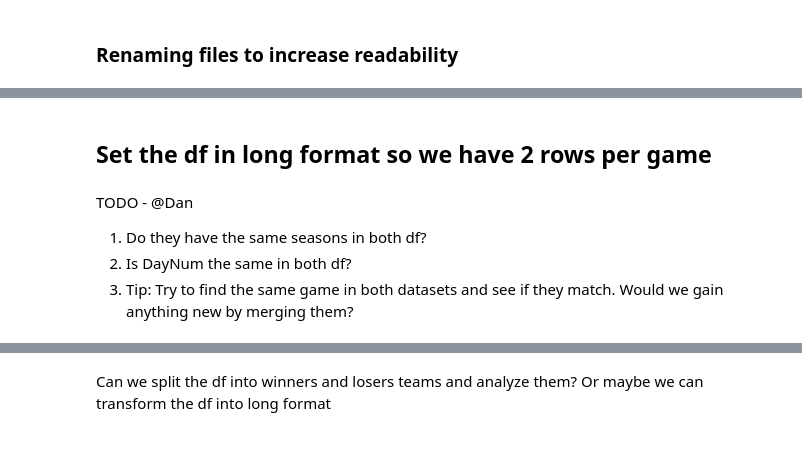
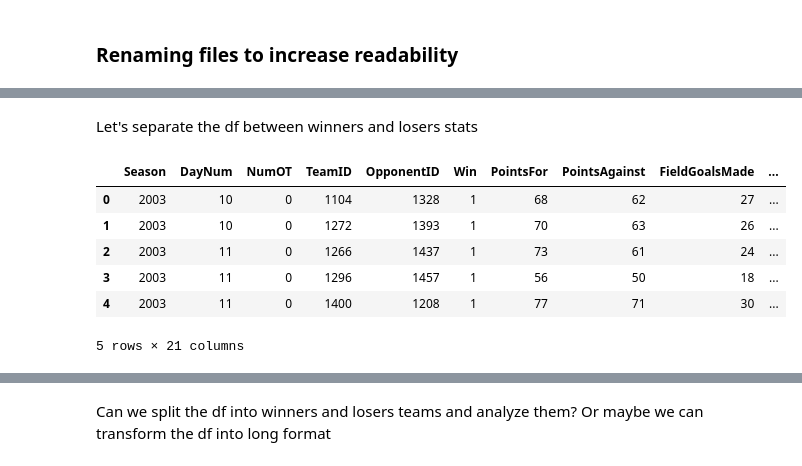
Before and after one commit to Barderus/MarchMadness-Kaggle, a Jupyter notebook: notebooks/EDA.ipynb, the cells around one changed output, grey strips where cells are left out. Cells and saved outputs as stored; diff of their text form; code cells hidden in the pictures.

```diff
--- a/notebooks/EDA.ipynb
+++ b/notebooks/EDA.ipynb
@@ -106,9 +94,36 @@ df_women.describe()
 8 rows × 33 columns
-# %% [markdown]
-## Set the df in long format so we have 2 rows per game
-# %% [markdown]
-TODO - @Dan
-
-1. Do they have the same seasons in both df?
-2. Is DayNum the same in both df?
-3. Tip: Try to find the same game in both datasets and see if they match. Would we gain anything new by merging them?
+# %% [markdown]
+Let's separate the df between winners and losers stats
+# %%
+winner_df = pd.DataFrame({
+    "Season": df_men["Season"],
+    "DayNum": df_men["DayNum"],
+    "NumOT": df_men["NumOT"],
+    "TeamID": df_men["WTeamID"],
+    "OpponentID": df_men["LTeamID"],
+    "Win": 1,
+    "PointsFor": df_men["WScore"],
+    "PointsAgainst": df_men["LScore"],
+    "FieldGoalsMade": df_men["W_FieldGoalsMade"],
+    "FieldGoalsAttempted": df_men["W_FieldGoalsAttempted"],
+    "ThreePointsMade": df_men["W_ThreePointsMade"],
+    "ThreePointsAttempted": df_men["W_ThreePointsAttempted"],
+    "FreeThrowsMade": df_men["W_FreeThrowsMade"],
+    "FreeThrowsAttempted": df_men["W_FreeThrowsAttempted"],
+    "OffensiveRebounds": df_men["W_OffensiveRebounds"],
+    "DefensiveRebounds": df_men["W_DefensiveRebounds"],
+    "Assists": df_men["W_Assists"],
+    "Turnovers": df_men["W_Turnovers"],
+    "Steals": df_men["W_Steals"],
+    "Blocks": df_men["W_Blocks"],
+    "PersonalFouls": df_men["W_PersonalFouls"]
+})
+winner_df.head(5)
+# %% [output]
+|  | Season | DayNum | NumOT | TeamID | OpponentID | Win | PointsFor | PointsAgainst | FieldGoalsMade | ... |
+| 0 | 2003 | 10 | 0 | 1104 | 1328 | 1 | 68 | 62 | 27 | ... |
+| 1 | 2003 | 10 | 0 | 1272 | 1393 | 1 | 70 | 63 | 26 | ... |
+| 2 | 2003 | 11 | 0 | 1266 | 1437 | 1 | 73 | 61 | 24 | ... |
+| 3 | 2003 | 11 | 0 | 1296 | 1457 | 1 | 56 | 50 | 18 | ... |
+| 4 | 2003 | 11 | 0 | 1400 | 1208 | 1 | 77 | 71 | 30 | ... |
+5 rows × 21 columns
```
Also changed, not shown: parts of 25 cells of this notebook.
